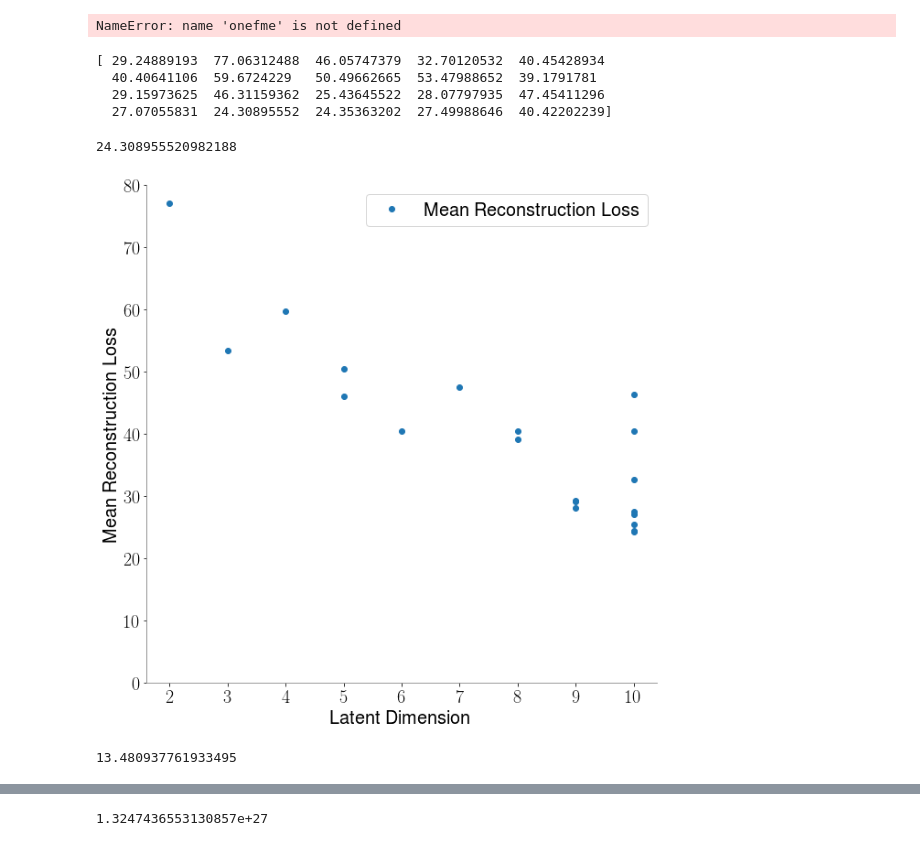
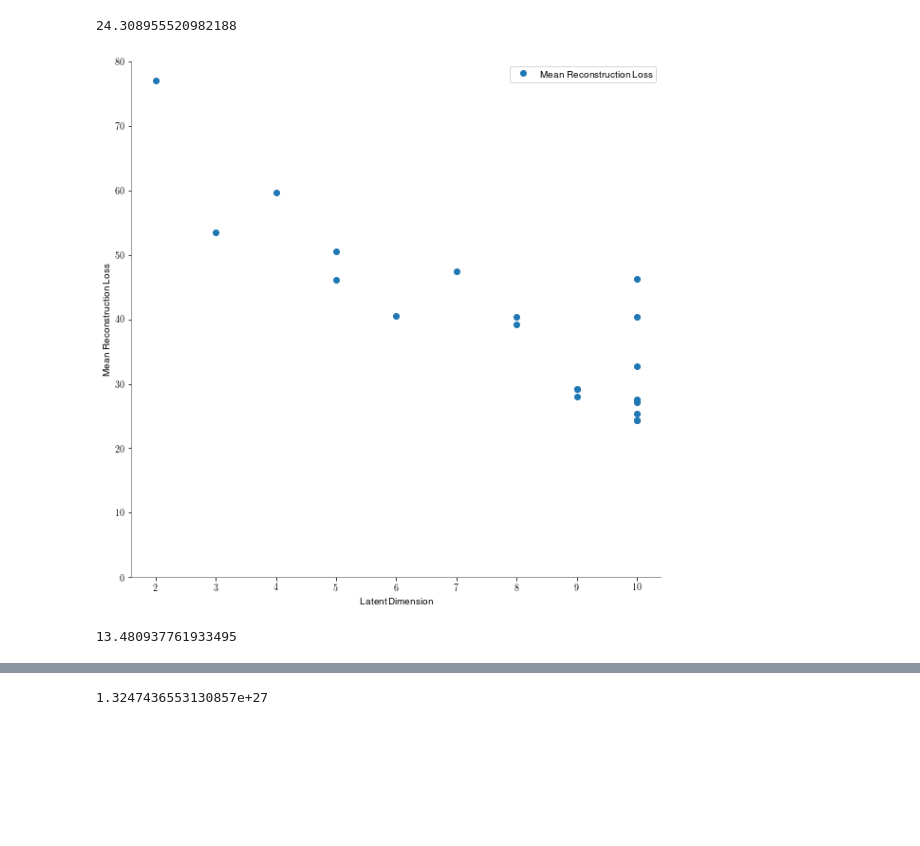
Before and after one commit to yngtodd/moles-deprecated, a Jupyter notebook: notebooks/optim_visualization.ipynb, the cells around one changed output, grey strips where cells are left out. Drawn from its saved outputs; the diff is of its cells as text; code cells hidden in the pictures; blank space fills up the shorter version.

```diff
--- a/notebooks/optim_visualization.ipynb
+++ b/notebooks/optim_visualization.ipynb
@@ -53,15 +106,8 @@ NameError: name 'load_results' is not defined
 # %%
-print(onefme.x_iters[8])
-print(onefme.x_iters)
+# print(onefme.x_iters[8])
+# print(onefme.x_iters)
-# %% [output]
-NameError: name 'onefme' is not defined
 # %%
-print(onefme.func_vals)
+#print(onefme.func_vals)
-# %% [output]
-[ 29.24889193  77.06312488  46.05747379  32.70120532  40.45428934
-  40.40641106  59.6724229   50.49662665  53.47988652  39.1791781
-  29.15973625  46.31159362  25.43645522  28.07797935  47.45411296
-  27.07055831  24.30895552  24.35363202  27.49988646  40.42202239]
 # %%
 onefme.fun
 # %% [output]
@@ -76,40 +122,41 @@ rc('text', usetex=True);
 from scipy.interpolate import interp1d
 
 onefme_dim = []
 onefme_loss = []
 for i in onefme.func_vals:
     onefme_loss.append(i)
 
 for i in onefme.x_iters:
     #print(twof4k.x_iters)
     onefme_dim.append(i[2])
 
-#fig, ax = plt.subplots()
+fig, ax = plt.subplots()
 ax = plt.subplot( axisbg='white');
 ax.spines["top"].set_visible(False);
 ax.spines["bottom"].set_visible(True);
 ax.spines["bottom"].set_color('gray');
 ax.spines["right"].set_visible(False);
 ax.spines["left"].set_visible(True);
 ax.spines["left"].set_color('gray');
 
 ax.get_xaxis().tick_bottom();
 ax.get_yaxis().tick_left();
 ax.set_ylim([0, 80]);
 line1, = ax.plot(onefme_dim, onefme_loss, 'o',
                 label='Mean Reconstruction Loss')
 
 ax.set_ylabel('Mean Reconstruction Loss')
 ax.set_xlabel('Latent Dimension')
 ax.legend(loc='upper right')
-savefig('1fme_loss_latent.png', bbox_inches='tight')
+#savefig('1fme_loss_latent.png', bbox_inches='tight')
 plt.show()
 # %% [output]
-[figure, old version]
+[figure, new version]
-# %%
-np.std(onefme_loss)
-# %% [output]
-13.480937761933495
+# %%
+import numpy as np
+np.std(onefme_loss)
+# %% [output]
+13.480937761933495
 # %%
 print(fs_peptide.x)
 print(fs_peptide.fun)
```
Also changed, not shown: parts of 9 cells of this notebook, 3 other files.
